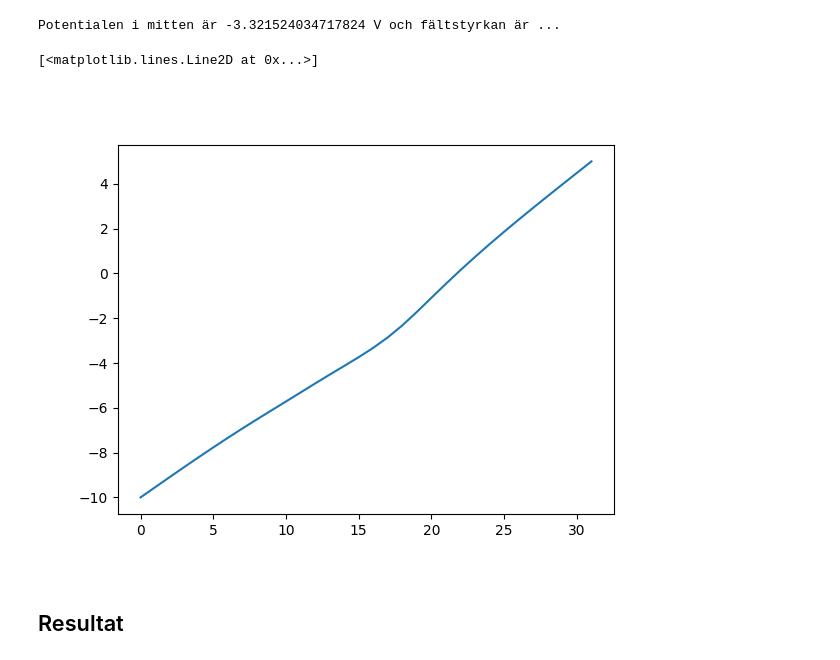
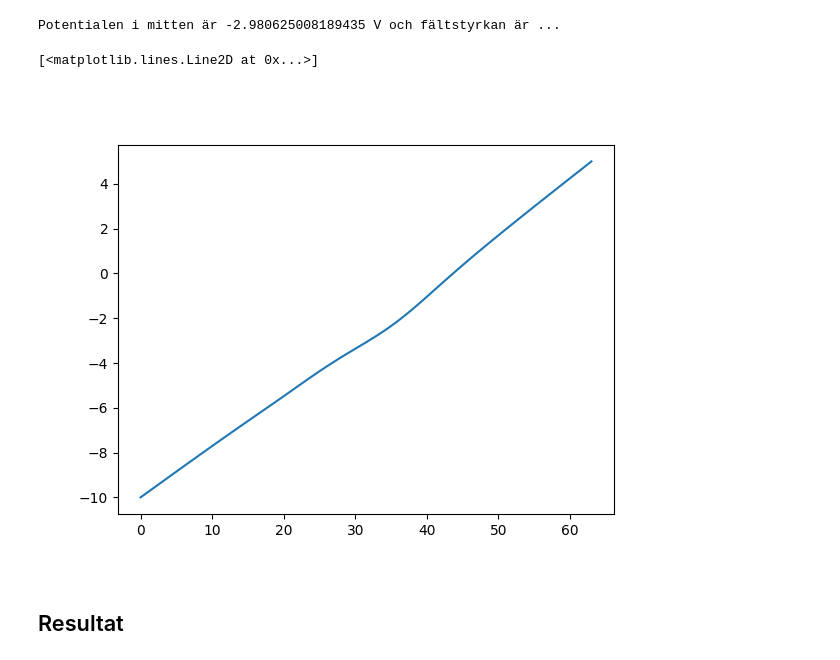
Before and after one commit to Hobbit0419/Uni_code, a Jupyter notebook: Elmag/Inlupp 2/inlupp2.ipynb, the cells around one changed output. Drawn from its saved outputs; the diff is of its cells as text; code cells hidden in the pictures.

```diff
--- a/Elmag/Inlupp 2/inlupp2.ipynb
+++ b/Elmag/Inlupp 2/inlupp2.ipynb
@@ -12,8 +12,10 @@ from matplotlib import pyplot as plt
 # %%
 #Här definerar vi rutnätet och alla detaljer på kretskortet
 
-Nx = 32
-Ny = 38
+s = 2
+Nx = 32 * s
+Ny = 38 * s
+
 V = np.zeros((Nx,Ny))
 
 print(V.shape)
@@ -21,16 +23,16 @@ print(V.shape)
 def rand(V,Nx,Ny):
     V[0,:] = -10
     V[Nx-1,:] = 5
-    V[:,0] = 0
-    V[:,Ny-1] = 0
+    V[:,0] = V[:,1]
+    V[:,Ny-1] = V[:,Ny-2]
 
 def komp(V):
     #A
-    V[0:10, 27:28] = -10
-    V[10:19, 23:32] = -10
+    V[0:10*s, 27*s:28*s] = -10
+    V[10*s:19*s, 23*s:32*s] = -10
     #B
-    V[22:32, 10:11] = 5
-    V[13:22, 6:15] = 5
+    V[22*s:32*s, 10*s:11*s] = 5
+    V[13*s:22*s, 6*s:15*s] = 5
 
 rand(V,Nx,Ny)
 komp(V)
@@ -92,15 +94,15 @@ ax3.quiver(Y, X, Ey, Ex, Emag, scale=80, cmap='plasma')
 # %%
 #Här ritar vi fältet och potentialen längs den efterfrågade mittlinjen
-mittlinje = V[0:, 19]
-x = np.arange(0,32)
+mittlinje = V[0:, 19*s]
+x = np.arange(0,32*s)
 
-print(f'Potentialen i mitten är {mittlinje[16]} V och fältstyrkan är ...')
+print(f'Potentialen i mitten är {mittlinje[16*s]} V och fältstyrkan är ...')
 
 fig, ax = plt.subplots()
 ax.plot(x,mittlinje)
 # %% [output]
-Potentialen i mitten är -3.321524034717824 V och fältstyrkan är ...
+Potentialen i mitten är -2.980625008189435 V och fältstyrkan är ...
 [<matplotlib.lines.Line2D at 0x...>]
-[figure, old version]
+[figure, new version]
 # %% [markdown]
 ## Resultat
```
Also changed, not shown: parts of 5 cells of this notebook, 10 other files.
